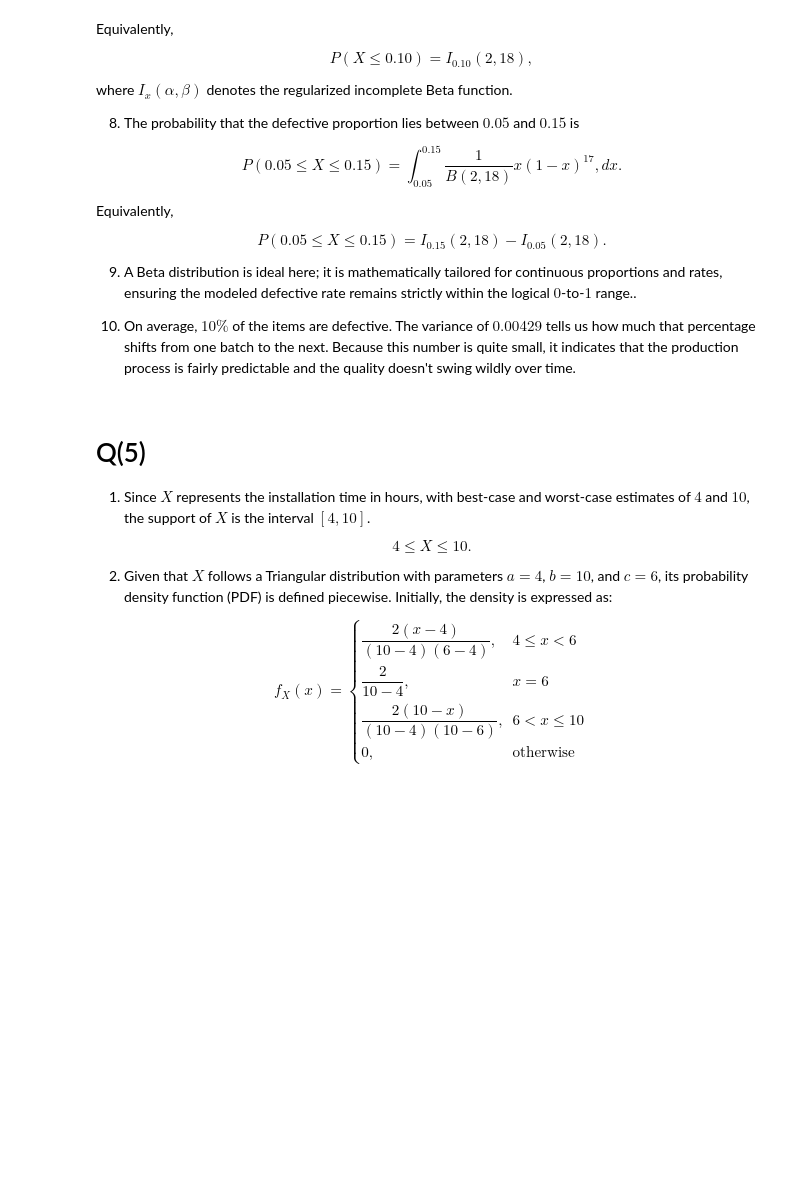
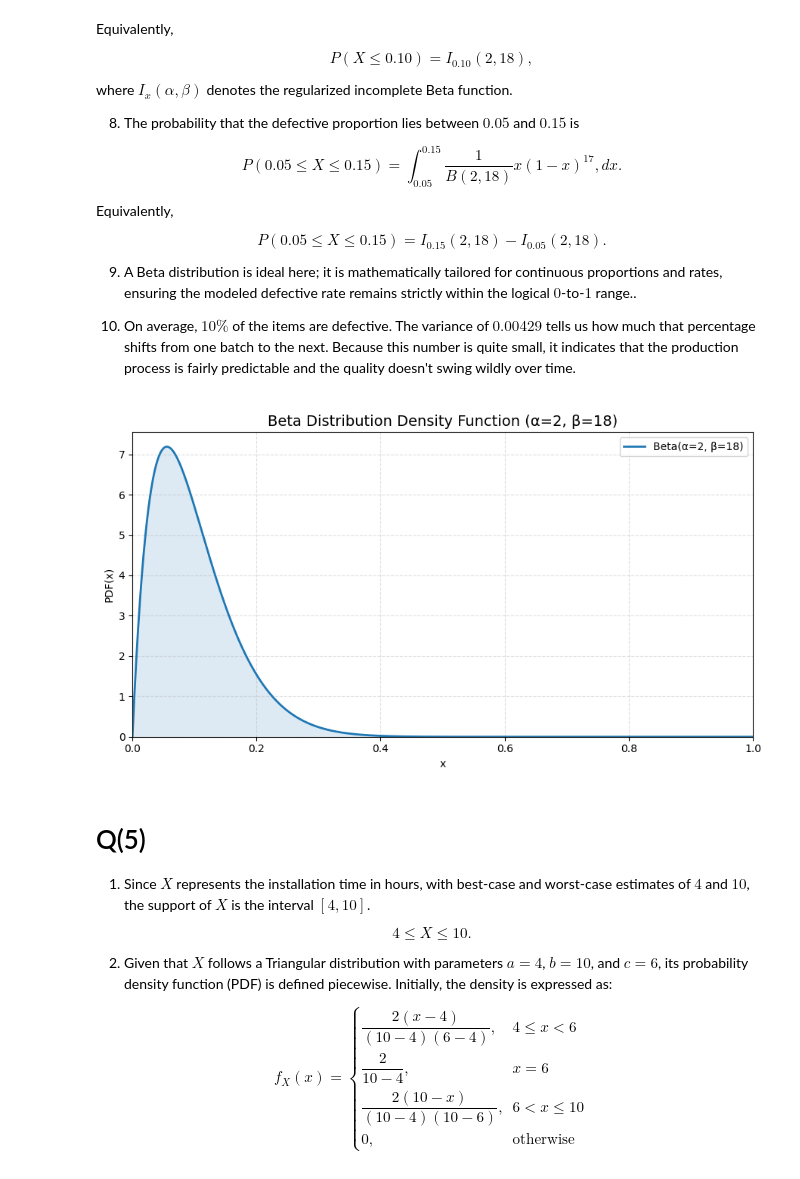
Before and after one commit to DilshanNimsara/Statistical-Learning-e22024, a Jupyter notebook: e22024_Assignment_2_Probability_Densities.ipynb, the cells around one changed output. Saved outputs shown, nothing was run; the diff lists cells and outputs as text; code cells hidden in the pictures; blank space fills up the shorter version.

```diff
--- a/e22024_Assignment_2_Probability_Densities.ipynb
+++ b/e22024_Assignment_2_Probability_Densities.ipynb
@@ -184,6 +184,39 @@ $$
 9. A Beta distribution is ideal here; it is mathematically tailored for continuous proportions and rates, ensuring the modeled defective rate remains strictly within the logical $0$-to-$1$ range..
 
 10. On average, $10\%$ of the items are defective. The variance of $0.00429$ tells us how much that percentage shifts from one batch to the next. Because this number is quite small, it indicates that the production process is fairly predictable and the quality doesn't swing wildly over time.
+# %%
+import numpy as np
+import matplotlib.pyplot as plt
+from scipy.stats import beta
+
+def plot_beta_distribution(alpha, beta_val):
+    """
+    Plots the Beta distribution PDF for given alpha and beta parameters using Matplotlib.
+    """
+    x = np.linspace(0, 1, 1000)
+    y = beta.pdf(x, alpha, beta_val)
+
+    fig, ax = plt.subplots(figsize=(9, 5))
+
+    ax.plot(x, y, linewidth=2, label=f'Beta(α={alpha}, β={beta_val})')
+    ax.fill_between(x, y, alpha=0.15)
+
+    ax.set_title(f'Beta Distribution Density Function (α={alpha}, β={beta_val})', fontsize=14)
+    ax.set_xlabel('x')
+    ax.set_ylabel('PDF(x)')
+    ax.set_xlim(0, 1)
+    ax.set_ylim(bottom=0)
+    ax.legend()
+    ax.grid(True, linestyle='--', alpha=0.4)
+
+    plt.tight_layout()
+    return fig
+
+# Example usage:
+fig = plot_beta_distribution(alpha=2, beta_val=18)
+plt.show()
+# %% [output]
+[figure, added]
 # %% [markdown]
 # Q(5)
 
```
Also changed, not shown: parts of 5 cells of this notebook.
